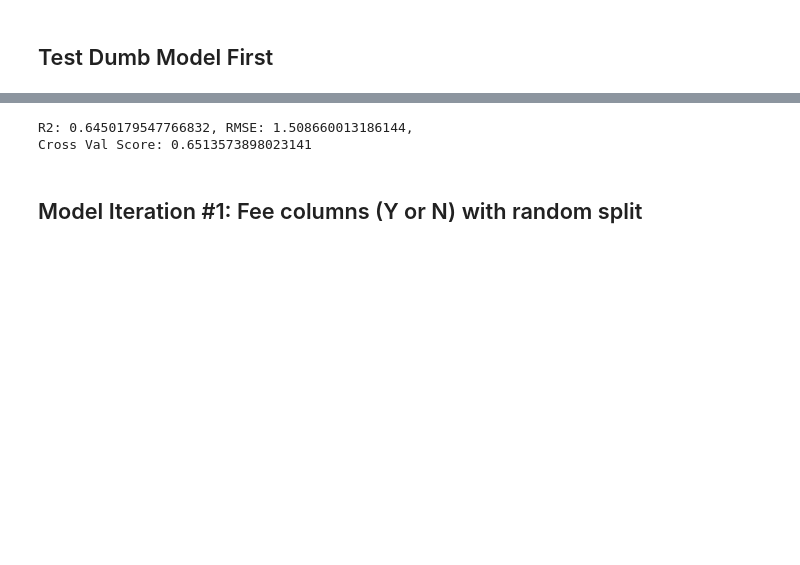
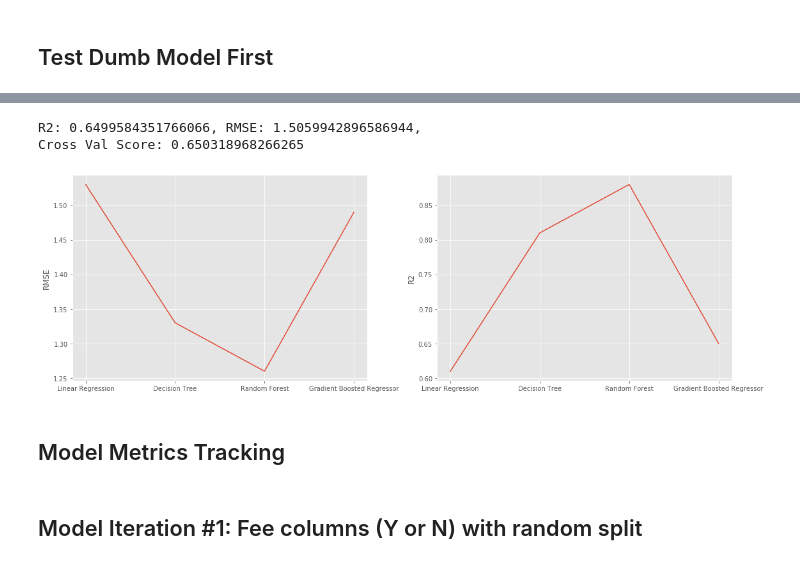
Before and after one commit to sherryduong93/Predict_AirBnB_Listings, a Jupyter notebook: Model_Tracking.ipynb, the cells around one changed output, grey strips where cells are left out. Saved outputs shown, nothing was run; the diff lists cells and outputs as text; code cells hidden in the pictures; blank space fills up the shorter version.

```diff
--- a/Model_Tracking.ipynb
+++ b/Model_Tracking.ipynb
@@ -273,6 +286,8 @@ modela = estimator.fit(X_train,y_train)
 preds = modela.predict(X_val)
 r2 = modela.score(X_val, y_val)
 rmse = np.sqrt(mean_squared_error(preds, y_val))
-cs_val = cross_val_score(estimator, X_train, y_train, cv=3)
+cs_val = cross_val_score(estimator, Xa, ya, cv=3)
+baseline_rmse2.append(rmse)
+baseline_r22.append(np.mean(cs_val))
 print(f'R2: {r2}, RMSE: {np.exp(rmse)},\nCross Val Scores: {cs_val}')
 # %% [output]
@@ -284,6 +299,8 @@ modela = estimator.fit(X_train,y_train)
 preds = modela.predict(X_val)
 r2 = modela.score(X_val, y_val)
 rmse = np.sqrt(mean_squared_error(preds, y_val))
-cs_val = cross_val_score(estimator, X_train, y_train, cv=3)
+cs_val = cross_val_score(estimator, Xa, ya, cv=3)
+baseline_rmse2.append(rmse)
+baseline_r22.append(np.mean(cs_val))
 print(f'R2: {r2}, RMSE: {np.exp(rmse)},\nCross Val Scores: {cs_val}')
 # %% [output]
@@ -295,7 +312,8 @@ modela = estimator.fit(X_train,y_train)
 preds = modela.predict(X_val)
 r2 = modela.score(X_val, y_val)
 rmse = np.sqrt(mean_squared_error(preds, y_val))
-cs_val = cross_val_score(estimator, X_train, y_train, cv=3)
-cs_val2 = cross_val_score(estimator, Xa, ya, cv=3)
-print(f'R2: {r2}, RMSE: {np.exp(rmse)},\nCross Val Score: {np.mean(cs_val),np.mean(cs_val2)}')
+cs_val = cross_val_score(estimator, Xa, ya, cv=3)
+baseline_rmse2.append(rmse)
+baseline_r22.append(np.mean(cs_val))
+print(f'R2: {r2}, RMSE: {np.exp(rmse)},\nCross Val Score: {np.mean(cs_val)}')
 # %% [output]
@@ -321,8 +339,29 @@ modela = estimator.fit(X_train,y_train)
 preds = modela.predict(X_val)
 r2 = modela.score(X_val, y_val)
 rmse = np.sqrt(mean_squared_error(preds, y_val))
-cs_val = cross_val_score(estimator, X_train, y_train, cv=3)
+cs_val = cross_val_score(estimator, Xa, ya, cv=3)
+baseline_rmse2.append(rmse)
+baseline_r22.append(cs_val)
 print(f'R2: {r2}, RMSE: {np.exp(rmse)},\nCross Val Score: {np.mean(cs_val)}')
 # %% [output]
-R2: 0.6450179547766832, RMSE: 1.508660013186144,
-Cross Val Score: 0.6513573898023141
+R2: 0.6499584351766066, RMSE: 1.5059942896586944,
+Cross Val Score: 0.650318968266265
+# %%
+baseline_rmses=[1.53,1.33,1.26,1.49]
+baseline_r2=[0.61,0.81,0.88,0.65]
+
+x = np.arange(len(baseline_r22))
+x_lab = ['Linear Regression', 'Decision Tree', 'Random Forest', 'Gradient Boosted Regressor']
+fig, ax = plt.subplots(1,2, figsize=(16,5))
+ax[0].plot(x_lab, baseline_rmses)
+ax[0].set_xticks(x_lab)
+ax[0].set_ylabel('RMSE')
+ax[1].plot(x_lab, baseline_r2)
+ax[1].set_xticks(x_lab)
+ax[1].set_ylabel('R2')
+plt.tight_layout()
+# plt.savefig('Graphs/Baseline_Models.png', dpi=300)
+# %% [output]
+[figure, added]
+# %% [markdown]
+## Model Metrics Tracking
```
Also changed, not shown: parts of 61 cells of this notebook, 3 other files.
